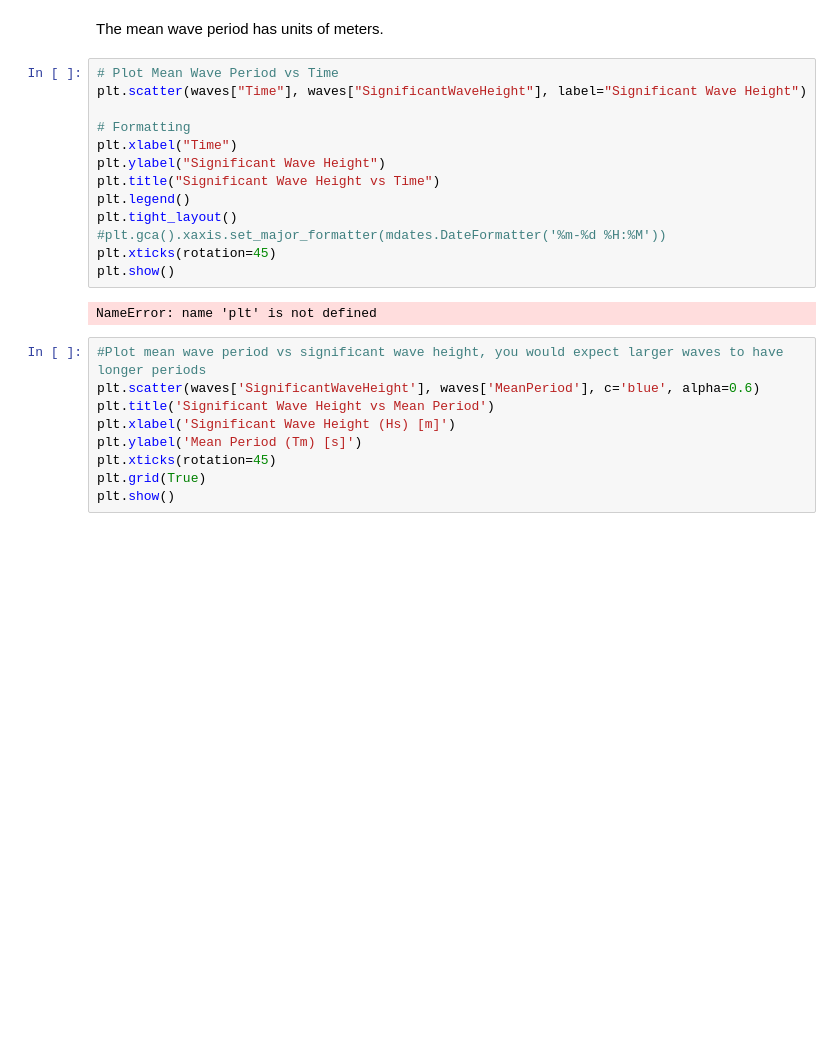
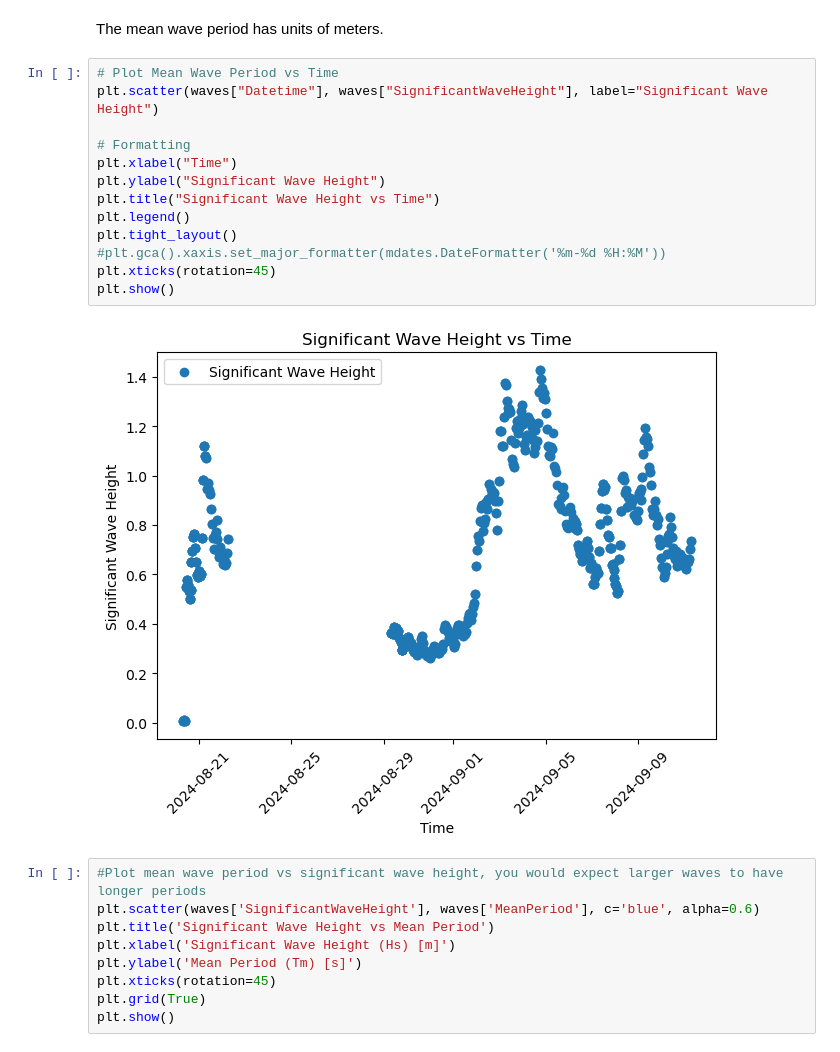
Before and after one commit to NCSU-CHAZ/BOEM-Oak-Island, a Jupyter notebook: notebooks/BOEM_bulkstats.ipynb, the cells around one changed output. Drawn from its saved outputs; the diff is of its cells as text; blank space fills up the shorter version.

```diff
--- a/notebooks/BOEM_bulkstats.ipynb
+++ b/notebooks/BOEM_bulkstats.ipynb
@@ -142,19 +128,19 @@ DTypePromotionError: The DType <class 'numpy.dtypes.DateTime64DType'> could not
 The mean wave period has units of meters.
 # %%
 # Plot Mean Wave Period vs Time
-plt.scatter(waves["Time"], waves["SignificantWaveHeight"], label="Significant Wave Height")
+plt.scatter(waves["Datetime"], waves["SignificantWaveHeight"], label="Significant Wave Height")
 
 # Formatting
 plt.xlabel("Time")
 plt.ylabel("Significant Wave Height")
 plt.title("Significant Wave Height vs Time")
 plt.legend()
 plt.tight_layout()
 #plt.gca().xaxis.set_major_formatter(mdates.DateFormatter('%m-%d %H:%M'))
 plt.xticks(rotation=45)
 plt.show()
 # %% [output]
-NameError: name 'plt' is not defined
+[figure, added]
 # %%
 #Plot mean wave period vs significant wave height, you would expect larger waves to have longer periods
 plt.scatter(waves['SignificantWaveHeight'], waves['MeanPeriod'], c='blue', alpha=0.6)
```
Also changed, not shown: parts of 4 cells of this notebook.
